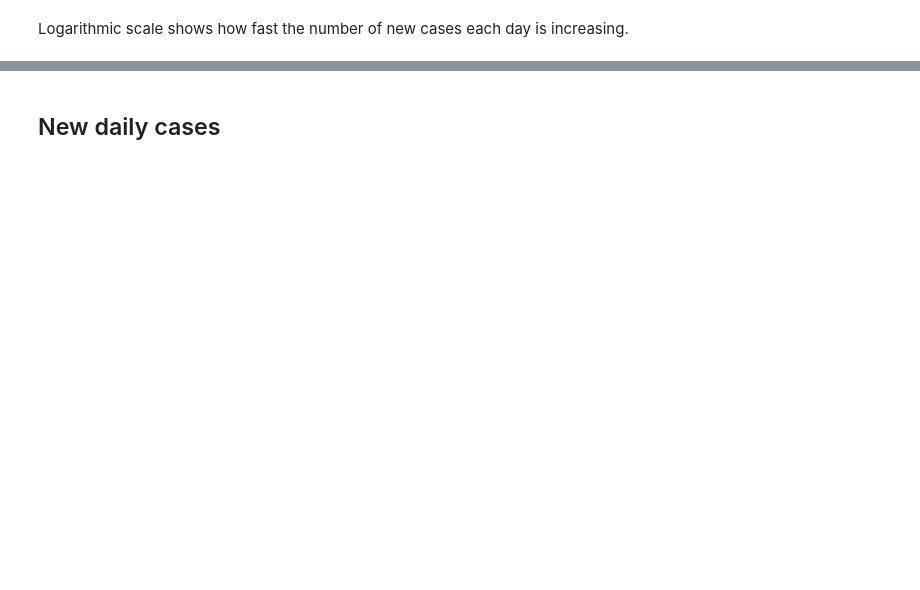
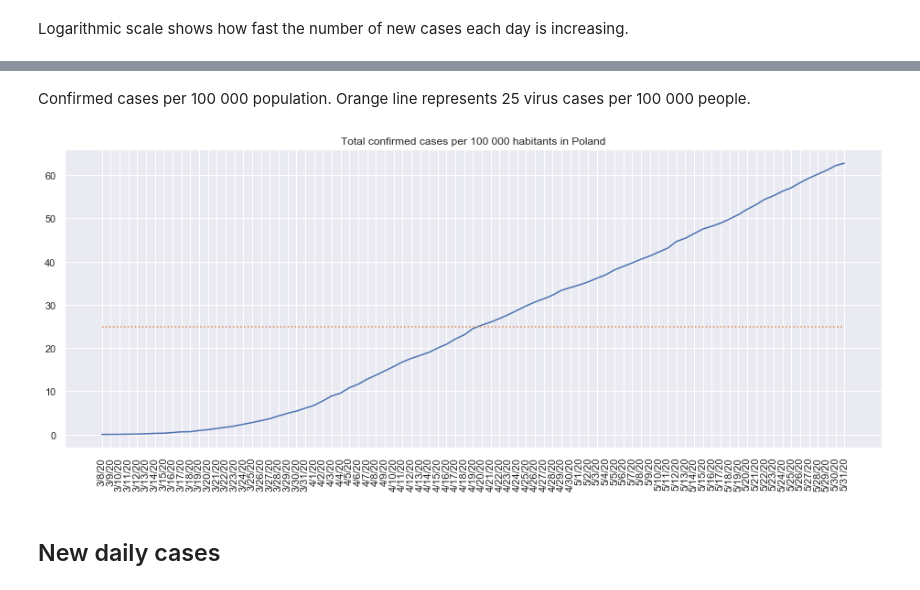
Before and after one commit to IvonaTau/covid19, a Jupyter notebook: _notebooks/2020-03-29-poland.ipynb, the cells around one changed output, grey strips where cells are left out. Saved outputs shown, nothing was run; the diff lists cells and outputs as text; code cells hidden in the pictures; blank space fills up the shorter version.

```diff
--- a/_notebooks/2020-03-29-poland.ipynb
+++ b/_notebooks/2020-03-29-poland.ipynb
@@ -53,2 +53,9 @@ plot_confirmed_cases_barplot(df, 'Poland', cutoff=30, logarithmic_scale=True)
+# %% [markdown]
+Confirmed cases per 100 000 population. Orange line represents 25 virus cases per 100 000 people.
+# %%
+#hide_input
+plot_confirmed_cases_per100(df, 'Poland', total_population=37970000 ,cutoff=50)
+# %% [output]
+[figure, added]
 # %% [markdown]
 ## New daily cases
```
Also changed, not shown: parts of 18 cells of this notebook, 3 other files.
